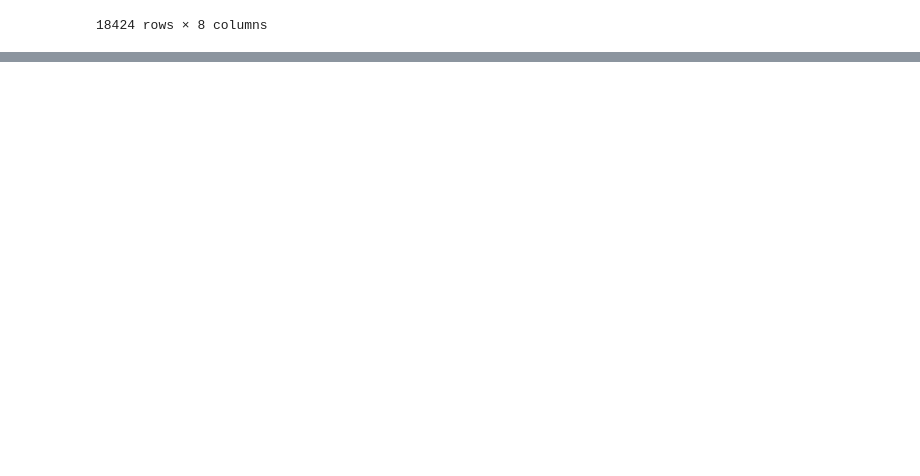
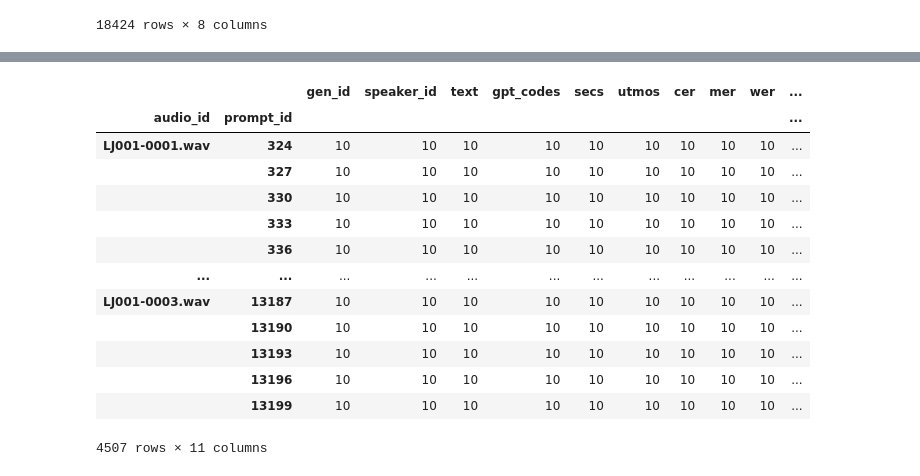
Before and after one commit to BirdWithDreams/diploma, a Jupyter notebook: my_scripts/metrics.ipynb, the cells around one changed output, grey strips where cells are left out. Saved outputs shown, nothing was run; the diff lists cells and outputs as text; code cells hidden in the pictures; blank space fills up the shorter version.

```diff
--- a/my_scripts/metrics.ipynb
+++ b/my_scripts/metrics.ipynb
@@ -555,0 +686,4 @@ pd.concat([speakers, dataset[dataset['speaker_id'].isin(['4525', '197469'])].gro
+# %%
+path = Path(r'D:\Учеба\КПИ\Diploma\TTS\data\dpo_dataset\dpo_data\lg-asr-gen')
+best_lg = pd.concat([pd.read_parquet(file) for file in list(path.glob('*'))], axis=0)
+best_lg
@@ -555,0 +704,17 @@ pd.concat([speakers, dataset[dataset['speaker_id'].isin(['4525', '197469'])].gro
+# %%
+best_lg.groupby(['audio_id', 'prompt_id']).count()
+# %% [output]
+|  |  | gen_id | speaker_id | text | gpt_codes | secs | utmos | cer | mer | wer | ... |
+| audio_id | prompt_id |  |  |  |  |  |  |  |  |  | ... |
+| LJ001-0001.wav | 324 | 10 | 10 | 10 | 10 | 10 | 10 | 10 | 10 | 10 | ... |
+|  | 327 | 10 | 10 | 10 | 10 | 10 | 10 | 10 | 10 | 10 | ... |
+|  | 330 | 10 | 10 | 10 | 10 | 10 | 10 | 10 | 10 | 10 | ... |
+|  | 333 | 10 | 10 | 10 | 10 | 10 | 10 | 10 | 10 | 10 | ... |
+|  | 336 | 10 | 10 | 10 | 10 | 10 | 10 | 10 | 10 | 10 | ... |
+| ... | ... | ... | ... | ... | ... | ... | ... | ... | ... | ... | ... |
+| LJ001-0003.wav | 13187 | 10 | 10 | 10 | 10 | 10 | 10 | 10 | 10 | 10 | ... |
+|  | 13190 | 10 | 10 | 10 | 10 | 10 | 10 | 10 | 10 | 10 | ... |
+|  | 13193 | 10 | 10 | 10 | 10 | 10 | 10 | 10 | 10 | 10 | ... |
+|  | 13196 | 10 | 10 | 10 | 10 | 10 | 10 | 10 | 10 | 10 | ... |
+|  | 13199 | 10 | 10 | 10 | 10 | 10 | 10 | 10 | 10 | 10 | ... |
+4507 rows × 11 columns
```
Also changed, not shown: parts of 12 cells of this notebook.
